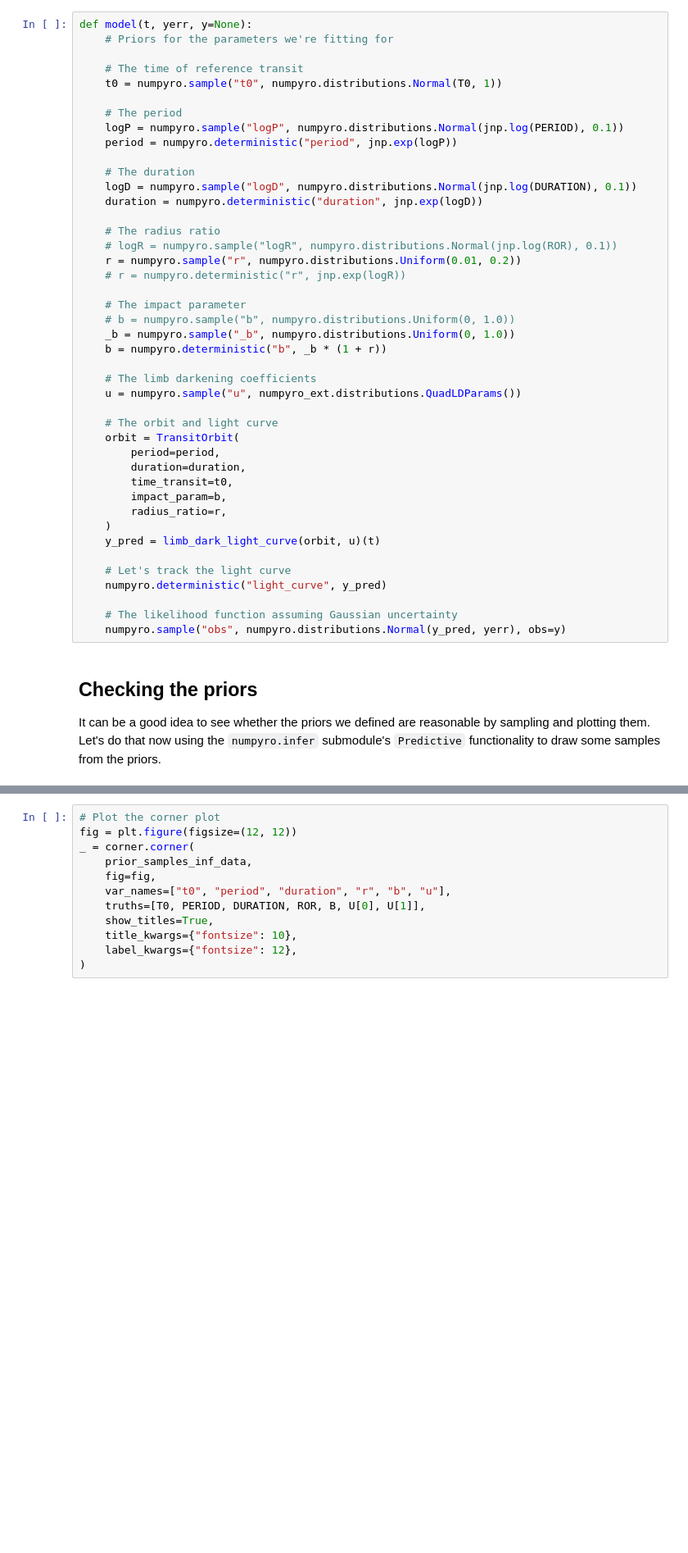
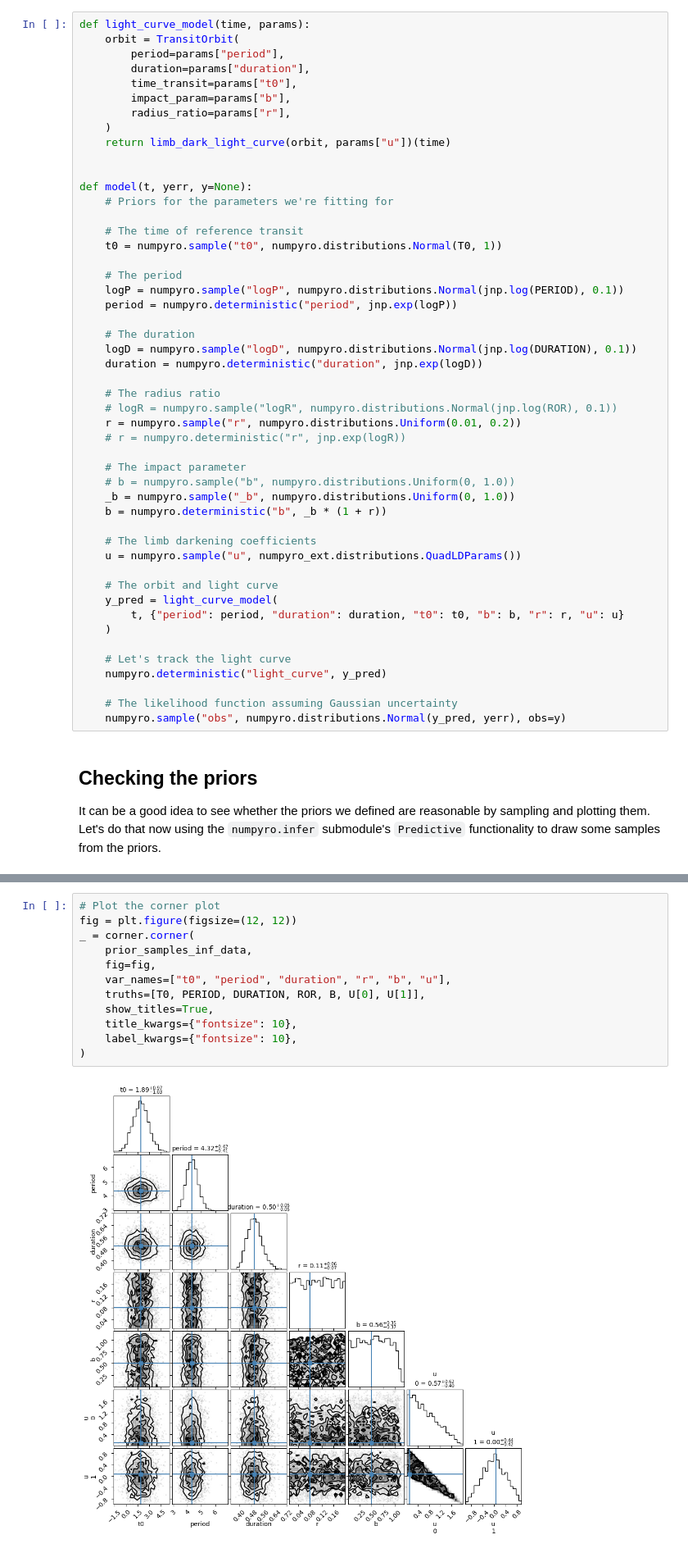
Before and after one commit to exoplanet-dev/jaxoplanet, a Jupyter notebook: docs/tutorials/transit.ipynb, the cells around one changed output, grey strips where cells are left out. Shown at 82% size. Saved outputs shown, nothing was run; the diff lists cells and outputs as text; blank space fills up the shorter version.

```diff
--- a/docs/tutorials/transit.ipynb
+++ b/docs/tutorials/transit.ipynb
@@ -95,6 +97,17 @@ plt.legend(loc=4)
 Let's define our numpyro model. The syntax for numpyro might be a bit unfamiliar, but here it is.
 We're sampling the period and duration in log space to constrain it to positive values, and we're also sampling the quadratic limb darkening coefficients using the custom distribution `QuadLDParams` in the `numpyro_ext` package.
 # %%
+def light_curve_model(time, params):
+    orbit = TransitOrbit(
+        period=params["period"],
+        duration=params["duration"],
+        time_transit=params["t0"],
+        impact_param=params["b"],
+        radius_ratio=params["r"],
+    )
+    return limb_dark_light_curve(orbit, params["u"])(time)
+
+
 def model(t, yerr, y=None):
     # Priors for the parameters we're fitting for
 
@@ -123,14 +136,9 @@ def model(t, yerr, y=None):
     u = numpyro.sample("u", numpyro_ext.distributions.QuadLDParams())
 
     # The orbit and light curve
-    orbit = TransitOrbit(
-        period=period,
-        duration=duration,
-        time_transit=t0,
-        impact_param=b,
-        radius_ratio=r,
+    y_pred = light_curve_model(
+        t, {"period": period, "duration": duration, "t0": t0, "b": b, "r": r, "u": u}
     )
-    y_pred = limb_dark_light_curve(orbit, u)(t)
 
     # Let's track the light curve
     numpyro.deterministic("light_curve", y_pred)
@@ -156,15 +164,17 @@ prior_samples_inf_data = az.from_dict(converted_prior_samples)
 # %%
 # Plot the corner plot
 fig = plt.figure(figsize=(12, 12))
 _ = corner.corner(
     prior_samples_inf_data,
     fig=fig,
     var_names=["t0", "period", "duration", "r", "b", "u"],
     truths=[T0, PERIOD, DURATION, ROR, B, U[0], U[1]],
     show_titles=True,
     title_kwargs={"fontsize": 10},
-    label_kwargs={"fontsize": 12},
+    label_kwargs={"fontsize": 10},
 )
+# %% [output]
+[figure, added]
 # %% [markdown]
 These priors seems sensible enough and the true values (blue lines) are within their bounds. Before we start sampling, let's find the maximum a posteriori (MAP) solution. This is a good starting point for the sampling we'll perform later and also a good check to see if things are working.
 We'll use the `optimize` function defined within the `numpyro_ext` package.
```
Also changed, not shown: parts of 10 cells of this notebook.
